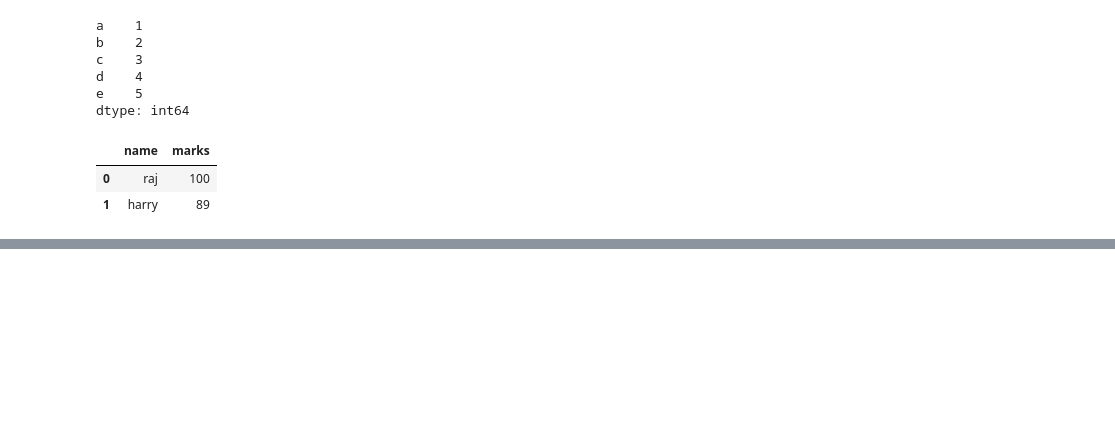
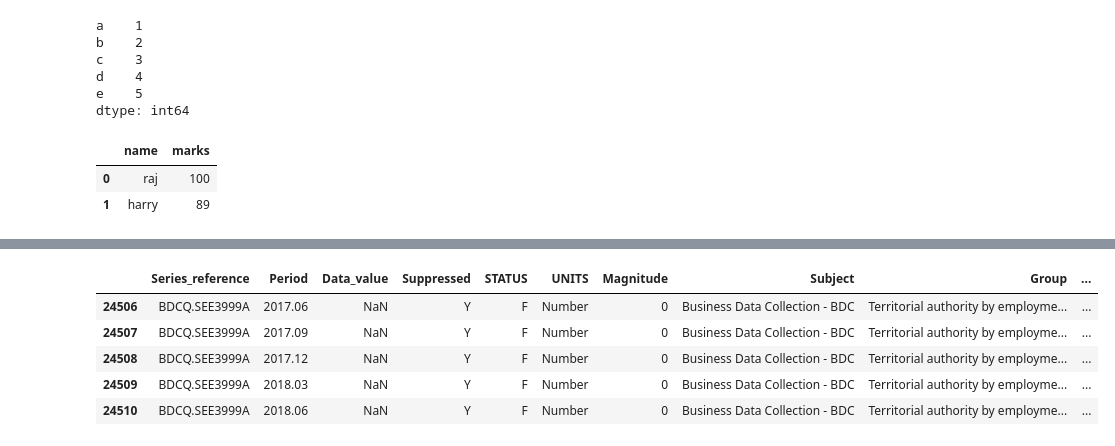
Before and after one commit to PralayeshMukherjee/python, a Jupyter notebook: Pandas/sample.ipynb, the cells around one changed output, grey strips where cells are left out. Saved outputs shown, nothing was run; the diff lists cells and outputs as text; code cells hidden in the pictures; blank space fills up the shorter version.

```diff
--- a/Pandas/sample.ipynb
+++ b/Pandas/sample.ipynb
@@ -21,0 +52,10 @@ dataForm
+# %%
+last5Data = df.tail();
+last5Data #it gives last 5 datas
+# %% [output]
+|  | Series_reference | Period | Data_value | Suppressed | STATUS | UNITS | Magnitude | Subject | Group | ... |
+| 24506 | BDCQ.SEE3999A | 2017.06 | NaN | Y | F | Number | 0 | Business Data Collection - BDC | Territorial authority by employme... | ... |
+| 24507 | BDCQ.SEE3999A | 2017.09 | NaN | Y | F | Number | 0 | Business Data Collection - BDC | Territorial authority by employme... | ... |
+| 24508 | BDCQ.SEE3999A | 2017.12 | NaN | Y | F | Number | 0 | Business Data Collection - BDC | Territorial authority by employme... | ... |
+| 24509 | BDCQ.SEE3999A | 2018.03 | NaN | Y | F | Number | 0 | Business Data Collection - BDC | Territorial authority by employme... | ... |
+| 24510 | BDCQ.SEE3999A | 2018.06 | NaN | Y | F | Number | 0 | Business Data Collection - BDC | Territorial authority by employme... | ... |
```
Also changed, not shown: parts of 12 cells of this notebook, 1 other file.
